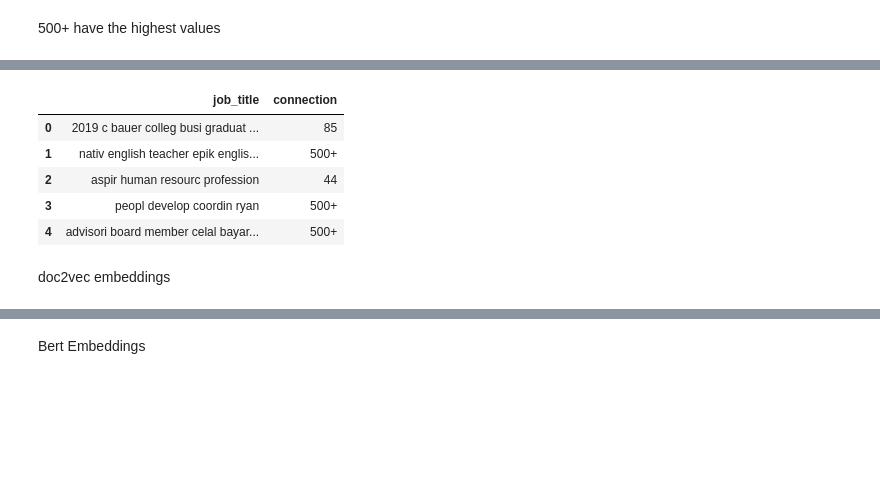
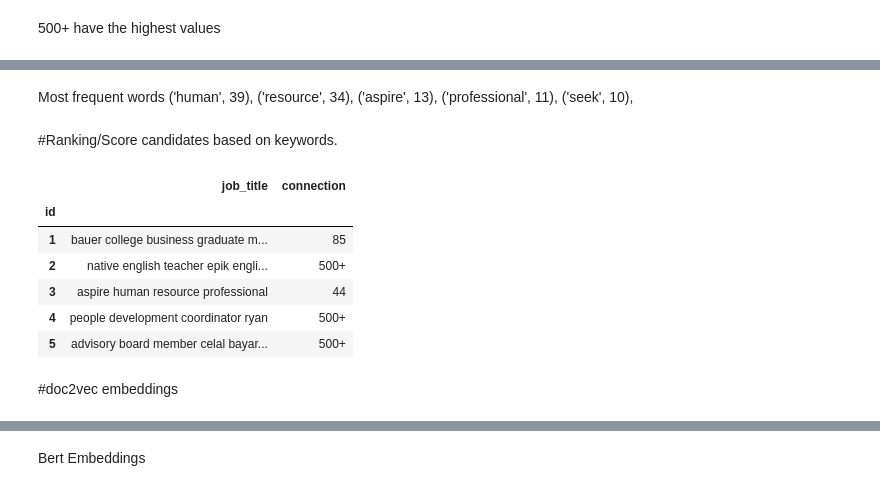
Before and after one commit to Wnjoki/PILyTQOJRh9c4klH, a Jupyter notebook: Potential_Talent.ipynb, the cells around one changed output, grey strips where cells are left out. Cells and saved outputs as stored; diff of their text form; code cells hidden in the pictures; blank space fills up the shorter version.

```diff
--- a/Potential_Talent.ipynb
+++ b/Potential_Talent.ipynb
@@ -86,0 +126,4 @@ def pre_process(text):
+# %%
+#drop fit column
+
+talent_df.drop('fit', axis=1, inplace=True)
@@ -86,0 +136,4 @@ def pre_process(text):
+# %%
+#drop dublicated rows
+talent_df.drop_duplicates(inplace=True)
+talent_df.shape
@@ -87,2 +240,2 @@ def pre_process(text):
 # %%
-talent_df['job_title'] = talent_df['job_title'].apply(pre_process)
+talent_df['job_title'] = talent_df['job_title'].apply(pre_process, stem='Spacy')
@@ -115,0 +289,6 @@ Kanada has the highest number of candidates.
+# %%
+#replace abreviations by there real texts
+talent_df.replace({'job_title' : { 'chro' : 'chief human resources officer', 'svp' : 'senior vice president'
+        ,'gphr' : 'global professional in human resources','hris' : 'human resources information system'
+        , 'csr' : 'corporate social responsibility', 'sphr' : 'Senior Professional in Human Resources'
+        , 'hr' : 'human resources', 'rrp': 'recommended retail price'}}, regex=True, inplace=True)
@@ -116,15 +323,25 @@ Kanada has the highest number of candidates.
+# %% [markdown]
+Most frequent words ('human', 39),
+ ('resource', 34),
+ ('aspire', 13),
+ ('professional', 11),
+ ('seek', 10),
+# %% [markdown]
+#Ranking/Score candidates based on keywords.
 # %%
 #create a df with relevant columns
-talent_df2 = talent_df[['job_title', 'connection']]
-talent_df2.head()
+
+df = talent_df[['job_title', 'connection']]
+df.head()
 # %% [output]
 |  | job_title | connection |
-| 0 | 2019 c bauer colleg busi graduat ... | 85 |
-| 1 | nativ english teacher epik englis... | 500+ |
-| 2 | aspir human resourc profession | 44 |
-| 3 | peopl develop coordin ryan | 500+ |
-| 4 | advisori board member celal bayar... | 500+ |
+| id |  |  |
+| 1 | bauer college business graduate m... | 85 |
+| 2 | native english teacher epik engli... | 500+ |
+| 3 | aspire human resource professional | 44 |
+| 4 | people development coordinator ryan | 500+ |
+| 5 | advisory board member celal bayar... | 500+ |
-# %% [markdown]
-doc2vec embeddings
+# %% [markdown]
+#doc2vec embeddings
 # %%
 # Doc2Vec Embeddings
```
Also changed, not shown: parts of 51 cells of this notebook.
